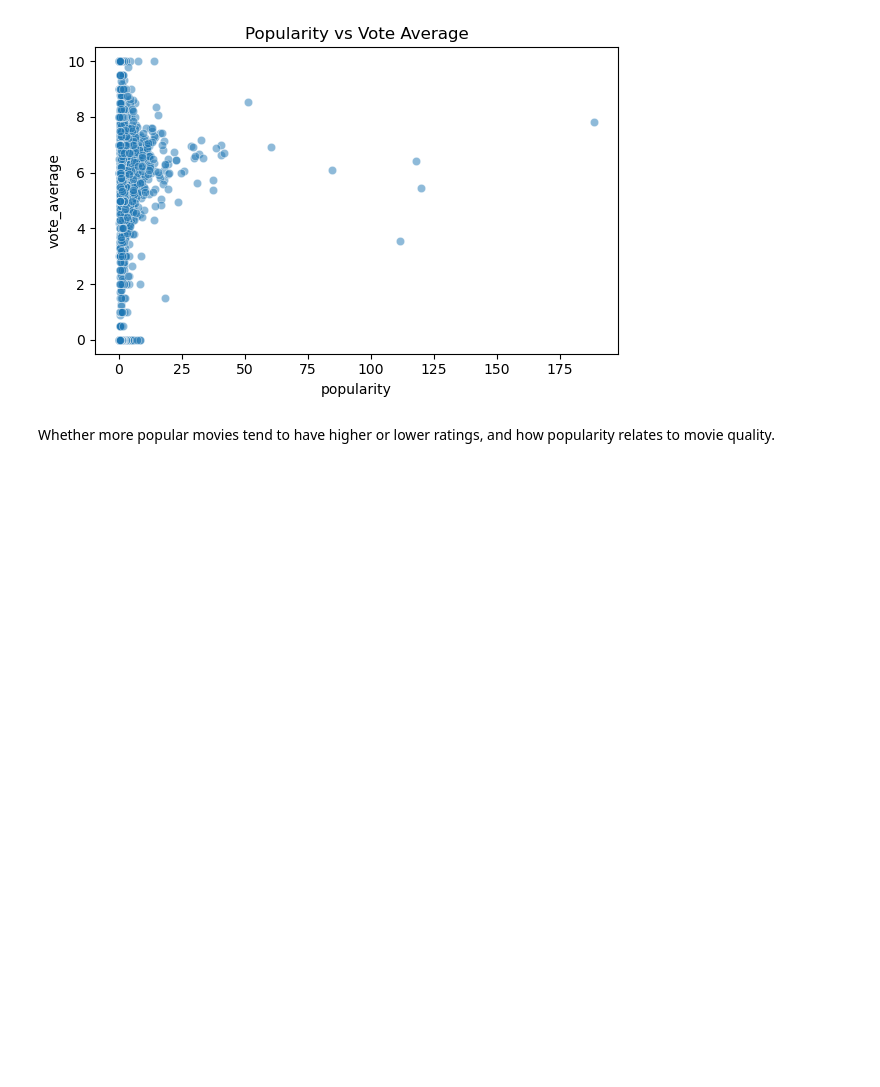
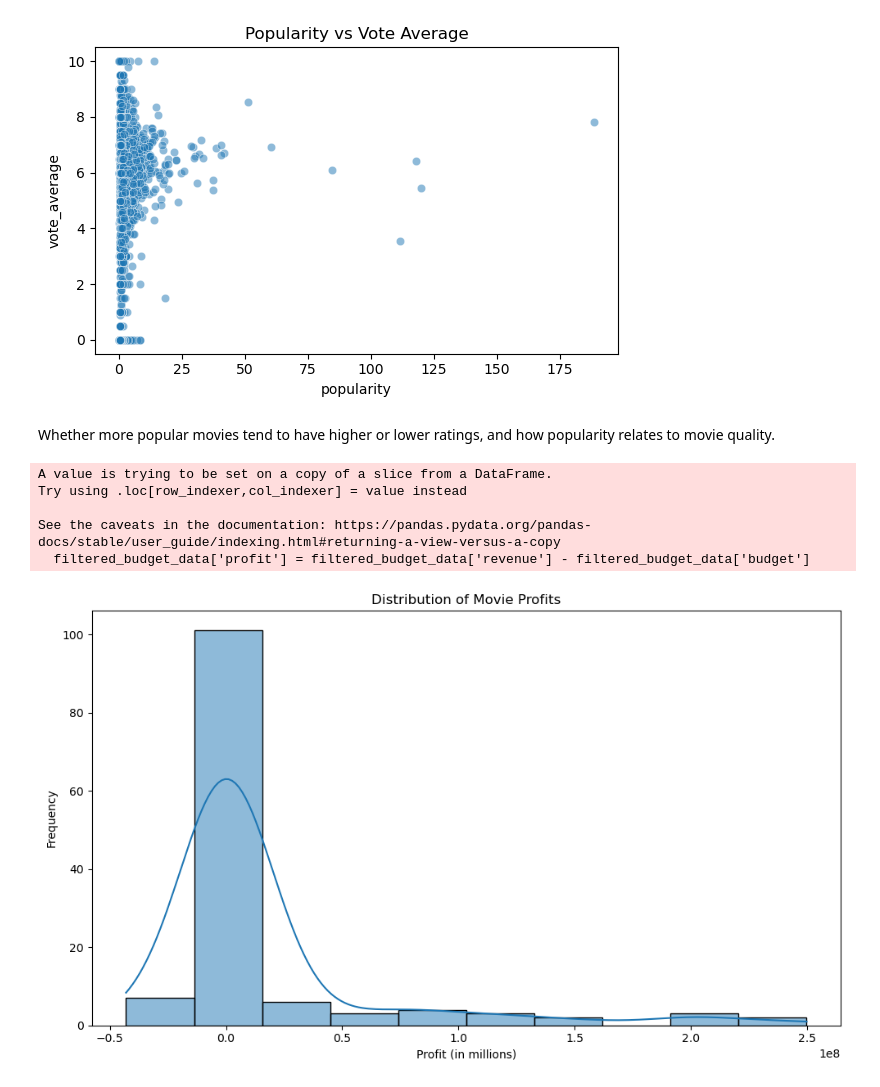
Before and after one commit to NiamBashambu/DS4200finalproject, a Jupyter notebook: dataexploration.ipynb, the cells around one changed output. Saved outputs shown, nothing was run; the diff lists cells and outputs as text; code cells hidden in the pictures; blank space fills up the shorter version.

Commit message:
add a jank profit plot

```diff
--- a/dataexploration.ipynb
+++ b/dataexploration.ipynb
@@ -55,3 +57,7 @@ data.to_csv("TMDB_movie_dataset_v11_10000.csv", index=False)
+# %%
+import pandas as pd
+
+data = pd.read_csv("TMDB_movie_dataset_v11_10000.csv")
 # %%
 from matplotlib import pyplot as plt
 import seaborn as sns
@@ -91,3 +98,30 @@ if {'popularity', 'vote_average'}.issubset(data.columns):
 [figure]
 # %% [markdown]
 Whether more popular movies tend to have higher or lower ratings, and how popularity relates to movie quality.
+# %%
+#filter out rows where revenue and budget are 0
+filtered_rev_data = data[data['revenue'] != 0]
+filtered_budget_data = filtered_rev_data[filtered_rev_data['budget'] != 0]
+
+
+
+
+
+
+#histogram to show general profit distribution
+filtered_budget_data['profit'] = filtered_budget_data['revenue'] - filtered_budget_data['budget']
+
+plt.figure(figsize=(10,6))
+sns.histplot(filtered_budget_data['profit'], bins=10, kde=True)
+plt.title("Distribution of Movie Profits")
+plt.xlabel("Profit (in millions)")
+plt.ylabel("Frequency")
+plt.tight_layout()
+plt.show()
+# %% [output]
+A value is trying to be set on a copy of a slice from a DataFrame.
+Try using .loc[row_indexer,col_indexer] = value instead
+
+See the caveats in the documentation: https://pandas.pydata.org/pandas-docs/stable/user_guide/indexing.html#returning-a-view-versus-a-copy
+  filtered_budget_data['profit'] = filtered_budget_data['revenue'] - filtered_budget_data['budget']
+[figure, added]
```
Also changed, not shown: parts of 2 cells of this notebook.
